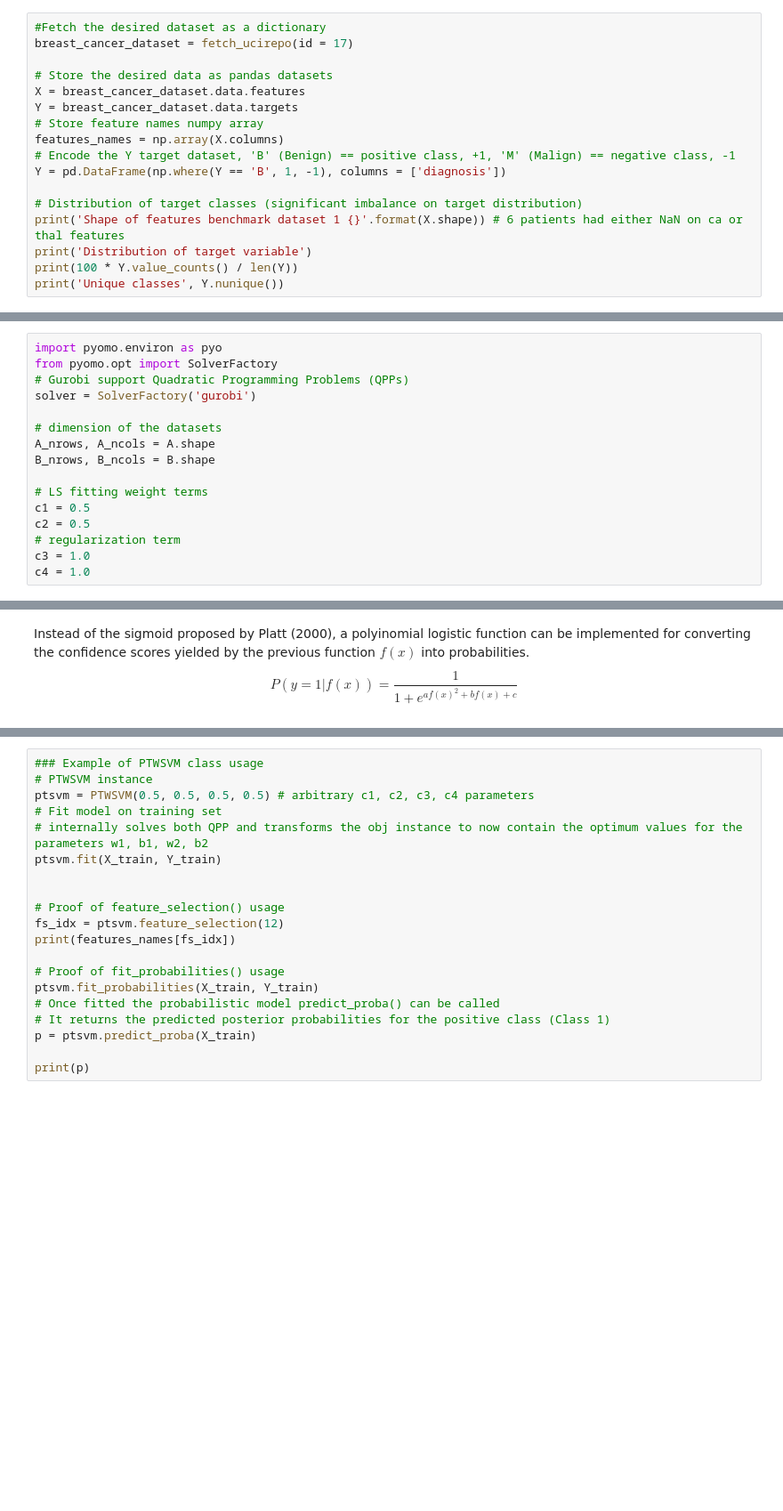
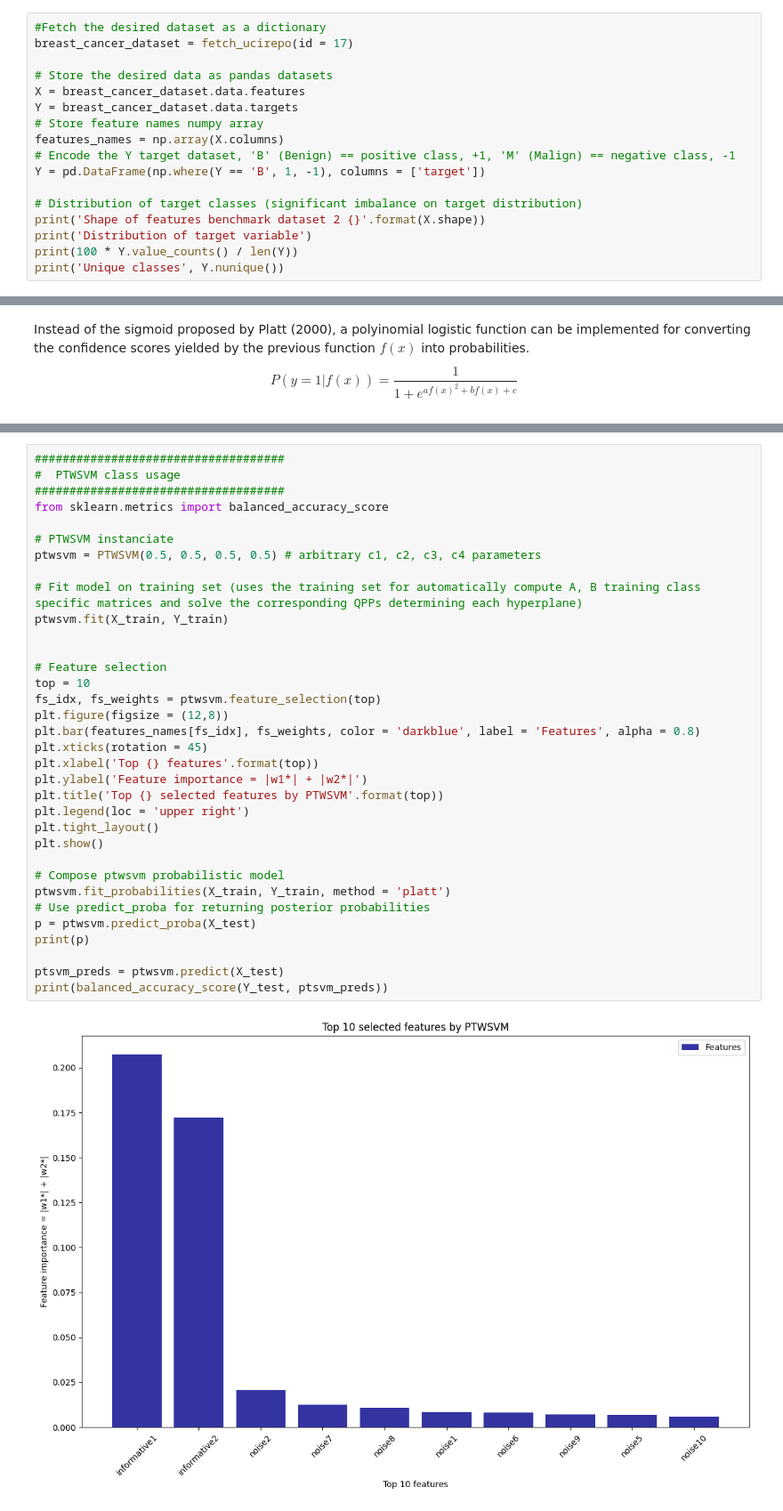
Before and after one commit to danieldelpozuelo-bit/TFM-project, a Jupyter notebook: TWSVM.ipynb, the cells around one changed output, grey strips where cells are left out. Shown at 89% size. Drawn from its saved outputs; the diff is of its cells as text; blank space fills up the shorter version.

```diff
--- a/TWSVM.ipynb
+++ b/TWSVM.ipynb
@@ -52,10 +59,10 @@ Y = breast_cancer_dataset.data.targets
 # Store feature names numpy array
 features_names = np.array(X.columns)
 # Encode the Y target dataset, 'B' (Benign) == positive class, +1, 'M' (Malign) == negative class, -1
-Y = pd.DataFrame(np.where(Y == 'B', 1, -1), columns = ['diagnosis'])
+Y = pd.DataFrame(np.where(Y == 'B', 1, -1), columns = ['target'])
 
 # Distribution of target classes (significant imbalance on target distribution)
-print('Shape of features benchmark dataset 1 {}'.format(X.shape)) # 6 patients had either NaN on ca or thal features
+print('Shape of features benchmark dataset 2 {}'.format(X.shape))
 print('Distribution of target variable')
 print(100 * Y.value_counts() / len(Y))
 print('Unique classes', Y.nunique())
@@ -359,19 +373,3 @@ $$
 $$
 
 where $m_1 = e_1^Te_1$ and $m_2 = e_2^Te_2$ denote the total training observations of each class respectively.
-# %%
-import pyomo.environ as pyo
-from pyomo.opt import SolverFactory
-# Gurobi support Quadratic Programming Problems (QPPs)
-solver = SolverFactory('gurobi')
-
-# dimension of the datasets
-A_nrows, A_ncols = A.shape
-B_nrows, B_ncols = B.shape
-
-# LS fitting weight terms
-c1 = 0.5
-c2 = 0.5
-# regularization term
-c3 = 1.0
-c4 = 1.0
@@ -1107,23 +779,38 @@ class PTWSVM():
 
         return predictions
 # %%
-### Example of PTWSVM class usage
-# PTWSVM instance
-ptsvm = PTWSVM(0.5, 0.5, 0.5, 0.5) # arbitrary c1, c2, c3, c4 parameters
-# Fit model on training set
-# internally solves both QPP and transforms the obj instance to now contain the optimum values for the parameters w1, b1, w2, b2
-ptsvm.fit(X_train, Y_train)
+####################################
+#  PTWSVM class usage
+####################################
+from sklearn.metrics import balanced_accuracy_score
+
+# PTWSVM instanciate
+ptwsvm = PTWSVM(0.5, 0.5, 0.5, 0.5) # arbitrary c1, c2, c3, c4 parameters
+
+# Fit model on training set (uses the training set for automatically compute A, B training class specific matrices and solve the corresponding QPPs determining each hyperplane)
+ptwsvm.fit(X_train, Y_train)
 
 
-# Proof of feature_selection() usage
-fs_idx = ptsvm.feature_selection(12)
-print(features_names[fs_idx])
+# Feature selection
+top = 10
+fs_idx, fs_weights = ptwsvm.feature_selection(top)
+plt.figure(figsize = (12,8))
+plt.bar(features_names[fs_idx], fs_weights, color = 'darkblue', label = 'Features', alpha = 0.8)
+plt.xticks(rotation = 45)
+plt.xlabel('Top {} features'.format(top))
+plt.ylabel('Feature importance = |w1*| + |w2*|')
+plt.title('Top {} selected features by PTWSVM'.format(top))
+plt.legend(loc = 'upper right')
+plt.tight_layout()
+plt.show()
 
-# Proof of fit_probabilities() usage
-ptsvm.fit_probabilities(X_train, Y_train)
-# Once fitted the probabilistic model predict_proba() can be called
-# It returns the predicted posterior probabilities for the positive class (Class 1)
-p = ptsvm.predict_proba(X_train)
+# Compose ptwsvm probabilistic model
+ptwsvm.fit_probabilities(X_train, Y_train, method = 'platt')
+# Use predict_proba for returning posterior probabilities
+p = ptwsvm.predict_proba(X_test)
+print(p)
 
-print(p)
+ptsvm_preds = ptwsvm.predict(X_test)
+print(balanced_accuracy_score(Y_test, ptsvm_preds))
 # %% [output]
+[figure, added]
```
Also changed, not shown: parts of 25 cells of this notebook.
